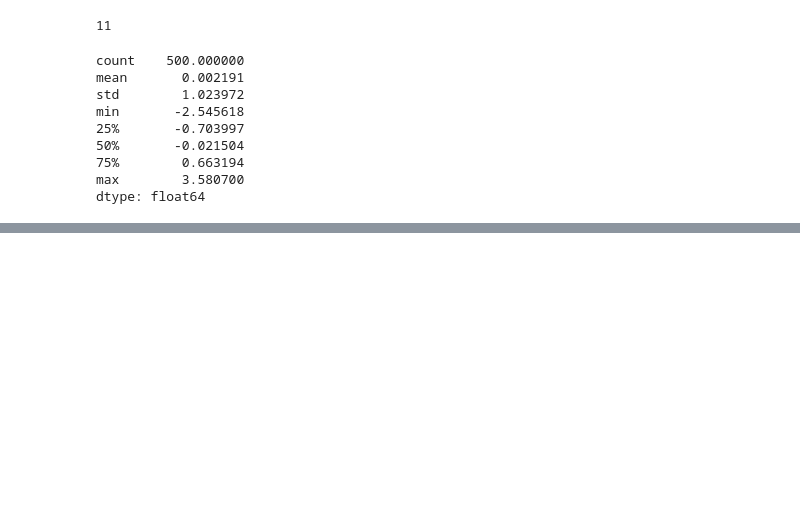
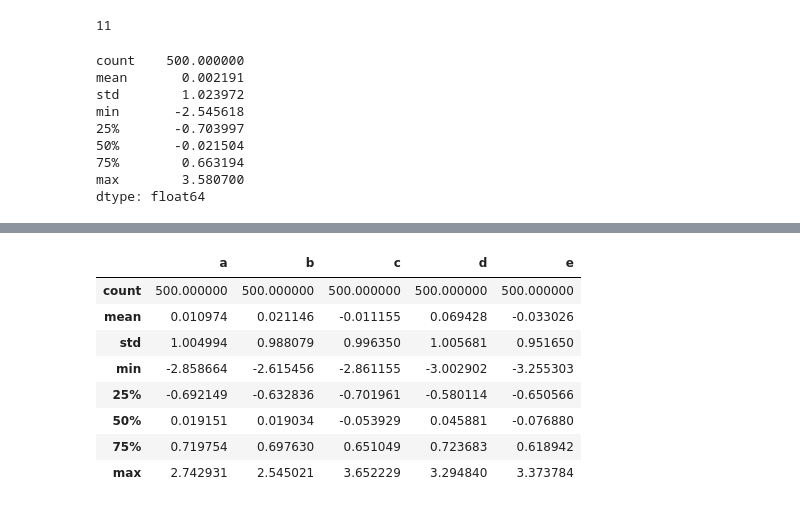
Before and after one commit to ilyak93/self-studying, a Jupyter notebook: DataEngineering/pandas/pandas_basic_functionality.ipynb, the cells around one changed output, grey strips where cells are left out. Drawn from its saved outputs; the diff is of its cells as text; code cells hidden in the pictures; blank space fills up the shorter version.

```diff
--- a/DataEngineering/pandas/pandas_basic_functionality.ipynb
+++ b/DataEngineering/pandas/pandas_basic_functionality.ipynb
@@ -715,0 +736,12 @@ dtype: float64
+# %%
+frame.describe()
+# %% [output]
+|  | a | b | c | d | e |
+| count | 500.000000 | 500.000000 | 500.000000 | 500.000000 | 500.000000 |
+| mean | 0.010974 | 0.021146 | -0.011155 | 0.069428 | -0.033026 |
+| std | 1.004994 | 0.988079 | 0.996350 | 1.005681 | 0.951650 |
+| min | -2.858664 | -2.615456 | -2.861155 | -3.002902 | -3.255303 |
+| 25% | -0.692149 | -0.632836 | -0.701961 | -0.580114 | -0.650566 |
+| 50% | 0.019151 | 0.019034 | -0.053929 | 0.045881 | -0.076880 |
+| 75% | 0.719754 | 0.697630 | 0.651049 | 0.723683 | 0.618942 |
+| max | 2.742931 | 2.545021 | 3.652229 | 3.294840 | 3.373784 |
```
Also changed, not shown: parts of 60 cells of this notebook.
